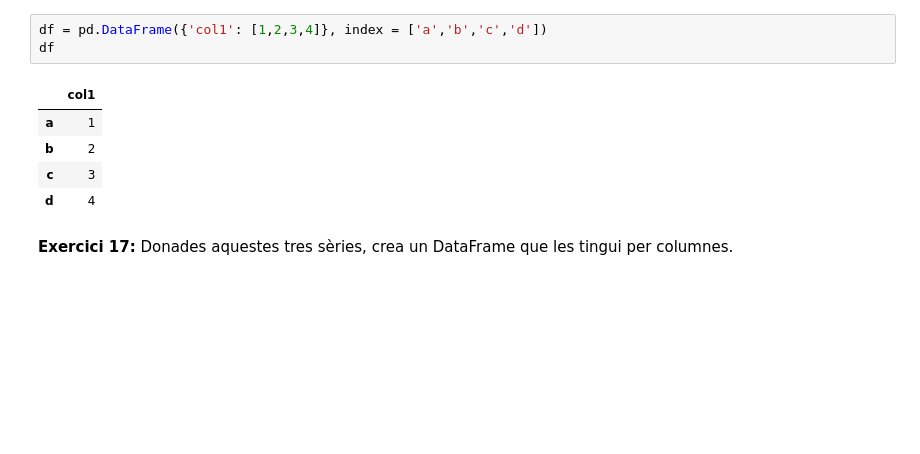
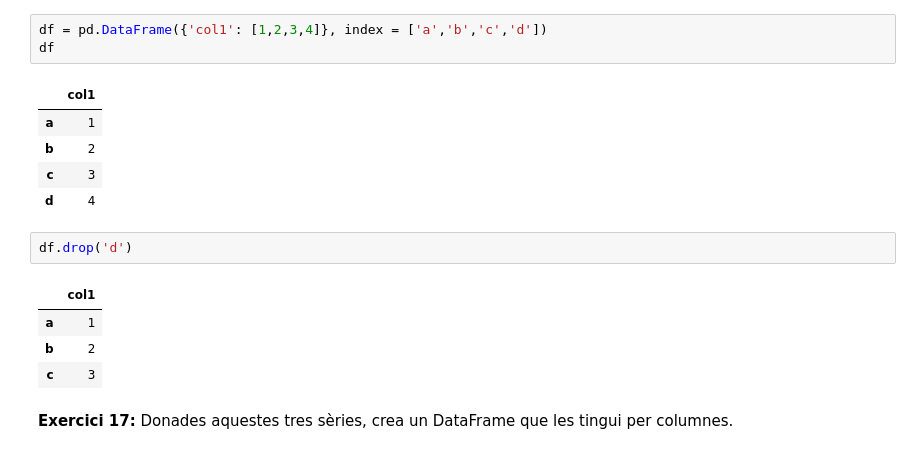
Before and after one commit to Ralleg314/TNUI, a Jupyter notebook: 2.NUI_numpy-pandas.ipynb, the cells around one changed output. Cells and saved outputs as stored; diff of their text form; blank space fills up the shorter version.

```diff
--- a/2.NUI_numpy-pandas.ipynb
+++ b/2.NUI_numpy-pandas.ipynb
@@ -694,6 +703,13 @@ df
 | b | 2 |
 | c | 3 |
 | d | 4 |
+# %%
+df.drop('d')
+# %% [output]
+|  | col1 |
+| a | 1 |
+| b | 2 |
+| c | 3 |
 # %% [markdown]
 <b>Exercici 17:</b> Donades aquestes tres sèries, crea un DataFrame que les tingui per columnes.
 # %%
```
Also changed, not shown: parts of 4 cells of this notebook.
